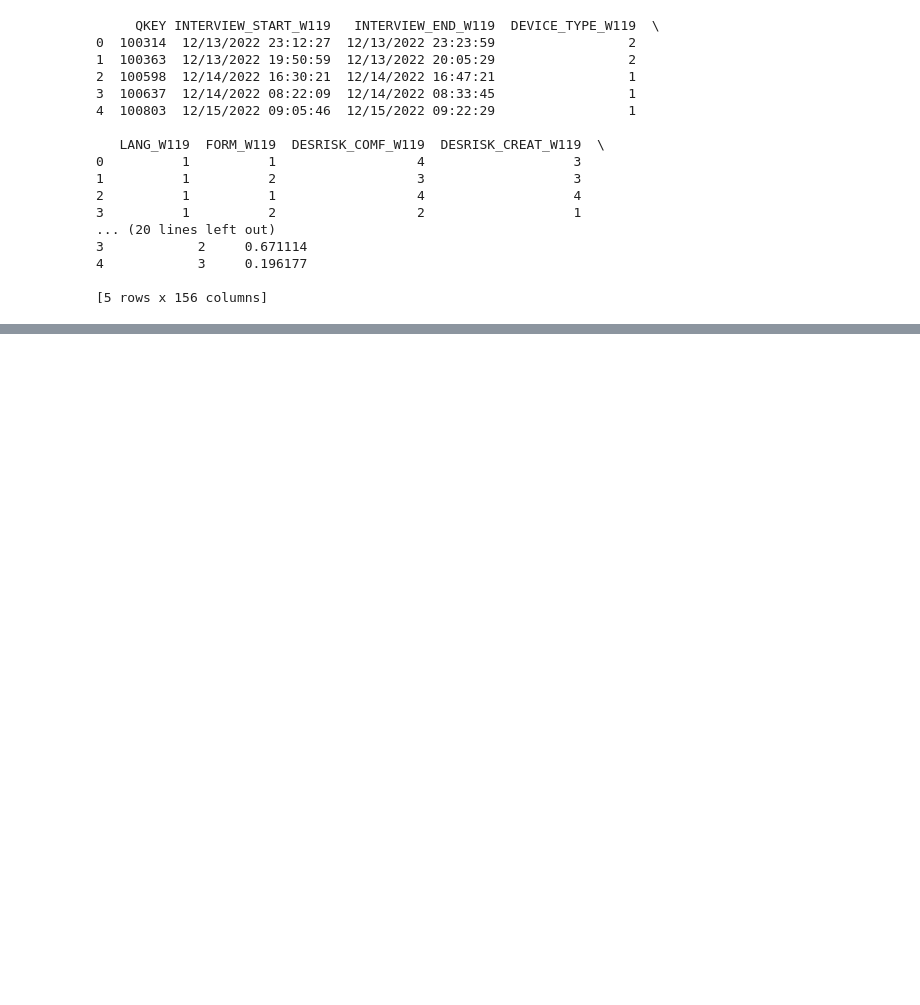
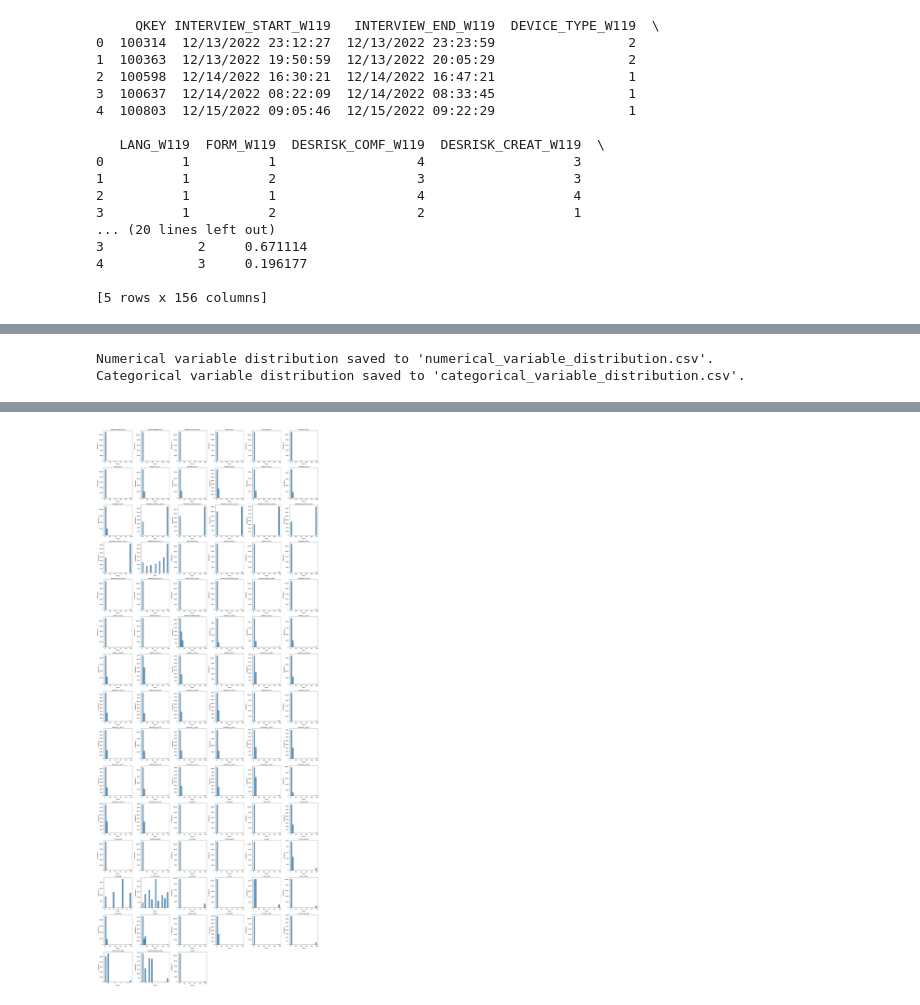
Before and after one commit to 57662584/MMAI5000_group_14_project, a Jupyter notebook: 5000 group project.ipynb, the cells around one changed output, grey strips where cells are left out. Saved outputs shown, nothing was run; the diff lists cells and outputs as text; code cells hidden in the pictures; blank space fills up the shorter version.

```diff
--- a/5000 group project.ipynb
+++ b/5000 group project.ipynb
@@ -36,0 +133,66 @@ df.columns = [col[:-5] + '_W119' if col.lower().endswith('_w119') else col for c
+# %%
+# 导出数值型变量的描述统计为CSV
+num_cols = df_selected.select_dtypes(include=['number']).columns
+num_stats = df_selected[num_cols].describe().transpose()
+num_stats.to_csv('numerical_variable_distribution.csv', index=True)
+print("Numerical variable distribution saved to 'numerical_variable_distribution.csv'.")
+
+# 导出分类型变量的频数统计为CSV
+cat_cols = df_selected.select_dtypes(include=['object', 'category']).columns
+cat_stats_list = []
+for col in cat_cols:
+    value_counts = df_selected[col].value_counts(dropna=False)
+    temp_df = value_counts.reset_index()
+    temp_df.columns = ['value', 'count']
+    temp_df['variable'] = col
+    cat_stats_list.append(temp_df)
+cat_stats_df = pd.concat(cat_stats_list, ignore_index=True)[['variable', 'value', 'count']]
+cat_stats_df.to_csv('categorical_variable_distribution.csv', index=False)
+print("Categorical variable distribution saved to 'categorical_variable_distribution.csv'.")
+# %% [output]
+Numerical variable distribution saved to 'numerical_variable_distribution.csv'.
+Categorical variable distribution saved to 'categorical_variable_distribution.csv'.
+# %%
+# 批量转换所有列为 category 类型
+df_selected = df_selected.astype('category')
+
+print(df_selected.info())
+# 将所有变量的分布情况展示在同一个画布上
+import matplotlib.pyplot as plt
+import numpy as np
+
+# 将 category 类型转换为数值型以便绘制直方图
+df_numeric = df_selected.copy()
+for col in df_numeric.columns:
+    df_numeric[col] = pd.to_numeric(df_numeric[col], errors='coerce')
+
+# 计算子图的行列数
+n_vars = len(df_numeric.columns)
+n_cols = 6  # 每行6个子图
+n_rows = (n_vars + n_cols - 1) // n_cols  # 向上取整
+
+# 创建画布和子图
+fig, axes = plt.subplots(n_rows, n_cols, figsize=(24, 4*n_rows))
+axes = axes.flatten() if n_rows > 1 else [axes] if n_cols == 1 else axes
+
+# 绘制每个变量的直方图
+for i, col in enumerate(df_numeric.columns):
+    if i < len(axes):
+        # 过滤掉NaN值
+        data = df_numeric[col].dropna()
+        if len(data) > 0:
+            axes[i].hist(data, bins=20, alpha=0.7, edgecolor='black')
+            axes[i].set_title(col, fontsize=10)
+            axes[i].set_xlabel('Value')
+            axes[i].set_ylabel('Frequency')
+        else:
+            axes[i].text(0.5, 0.5, 'No Data', ha='center', va='center', transform=axes[i].transAxes)
+            axes[i].set_title(col, fontsize=10)
+
+# 隐藏多余的子图
+for i in range(len(df_numeric.columns), len(axes)):
+    axes[i].set_visible(False)
+
+plt.tight_layout()
+plt.show()
+# %% [output]
@@ -36,0 +216 @@ df.columns = [col[:-5] + '_W119' if col.lower().endswith('_w119') else col for c
+[figure, added]
```
Also changed, not shown: parts of 4 cells of this notebook.
